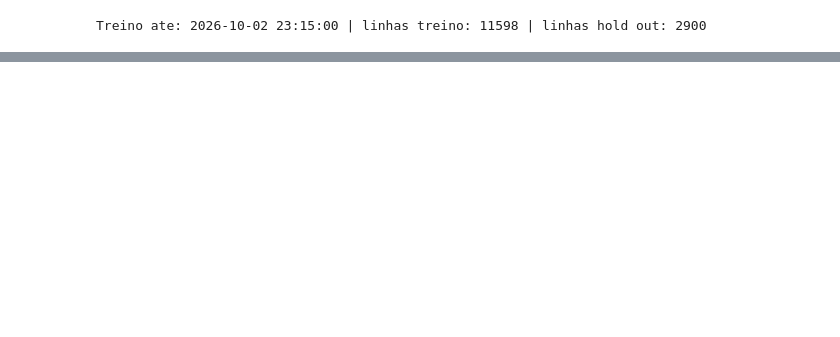
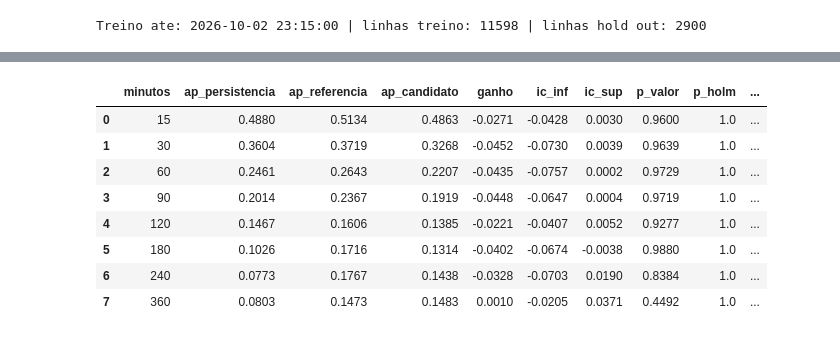
Before and after one commit to jmetrimiranda/ml_atmospheric_emission, a Jupyter notebook: notebooks/4.0-jm-escolha-melhores-features.ipynb, the cells around one changed output, grey strips where cells are left out. Saved outputs shown, nothing was run; the diff lists cells and outputs as text; code cells hidden in the pictures; blank space fills up the shorter version.

```diff
--- a/notebooks/4.0-jm-escolha-melhores-features.ipynb
+++ b/notebooks/4.0-jm-escolha-melhores-features.ipynb
@@ -156,0 +275,20 @@ X
+# %%
+dx_placebo = shuffle_days(dx_treino, TAGS, np.random.default_rng(42))
+colunas_placebo = []
+for tag in TAGS:
+    dx_placebo['placebo_' + tag] = dx_placebo[tag].values
+    dx_placebo[tag] = dx_treino[tag].values   #the real tags stay the same
+    colunas_placebo.append('placebo_' + tag)
+resultado_placebo = train_heads_cv(dx_placebo, MODELO_ATUAL + colunas_placebo, CABECAS_POSSIVEIS)
+tabela_placebo = compare_runs(resultado_atual, resultado_placebo)
+tabela_placebo.round(4)
+# %% [output]
+|  | minutos | ap_persistencia | ap_referencia | ap_candidato | ganho | ic_inf | ic_sup | p_valor | p_holm | ... |
+| 0 | 15 | 0.4880 | 0.5134 | 0.4863 | -0.0271 | -0.0428 | 0.0030 | 0.9600 | 1.0 | ... |
+| 1 | 30 | 0.3604 | 0.3719 | 0.3268 | -0.0452 | -0.0730 | 0.0039 | 0.9639 | 1.0 | ... |
+| 2 | 60 | 0.2461 | 0.2643 | 0.2207 | -0.0435 | -0.0757 | 0.0002 | 0.9729 | 1.0 | ... |
+| 3 | 90 | 0.2014 | 0.2367 | 0.1919 | -0.0448 | -0.0647 | 0.0004 | 0.9719 | 1.0 | ... |
+| 4 | 120 | 0.1467 | 0.1606 | 0.1385 | -0.0221 | -0.0407 | 0.0052 | 0.9277 | 1.0 | ... |
+| 5 | 180 | 0.1026 | 0.1716 | 0.1314 | -0.0402 | -0.0674 | -0.0038 | 0.9880 | 1.0 | ... |
+| 6 | 240 | 0.0773 | 0.1767 | 0.1438 | -0.0328 | -0.0703 | 0.0190 | 0.8384 | 1.0 | ... |
+| 7 | 360 | 0.0803 | 0.1473 | 0.1483 | 0.0010 | -0.0205 | 0.0371 | 0.4492 | 1.0 | ... |
```
Also changed, not shown: parts of 33 cells of this notebook, 17 other files.
